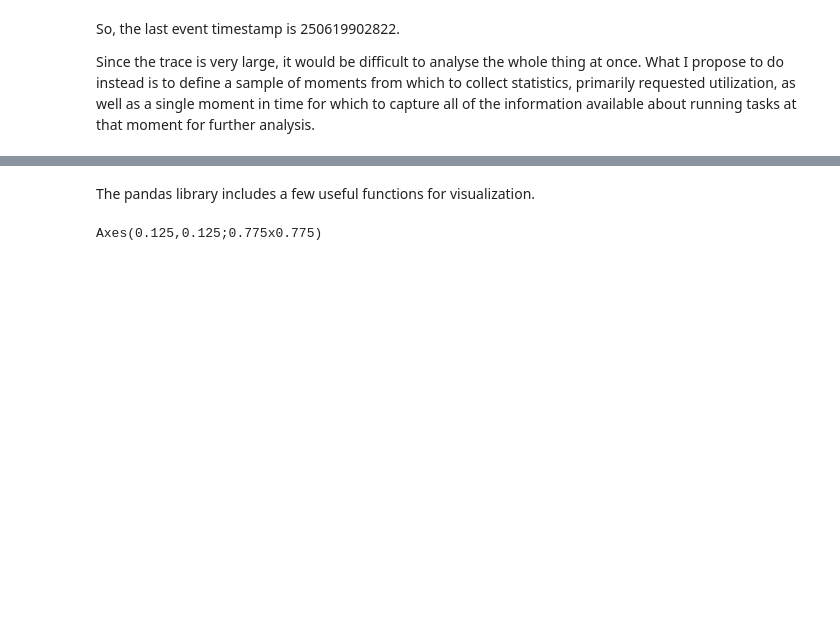
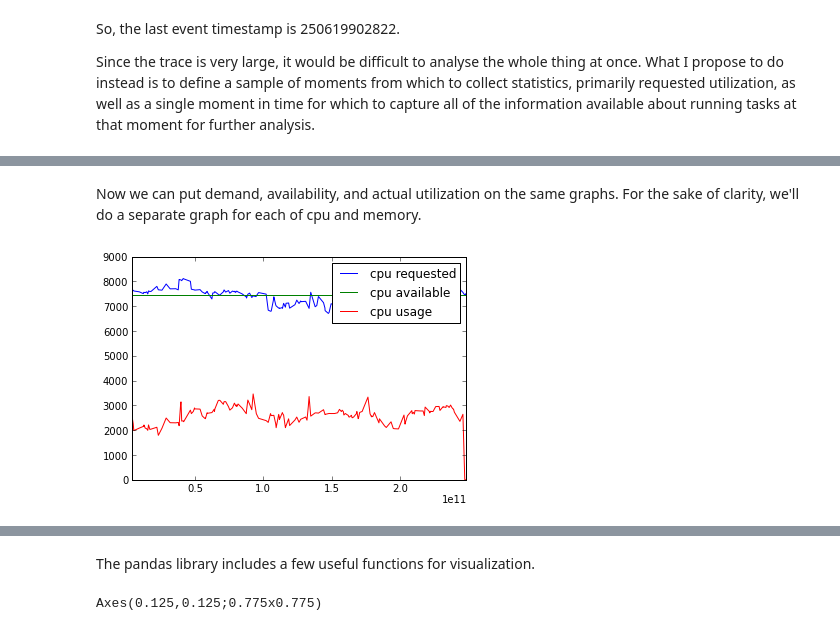
Before and after one commit to marklee77/notebooks, a Jupyter notebook: Exploring the Google Cluster dataset with ipython.ipynb, the cells around one changed output, grey strips where cells are left out. Saved outputs shown, nothing was run; the diff lists cells and outputs as text; code cells hidden in the pictures; blank space fills up the shorter version.

```diff
--- a/Exploring the Google Cluster dataset with ipython.ipynb
+++ b/Exploring the Google Cluster dataset with ipython.ipynb
@@ -146,4 +136,0 @@ Pick a random moment in time somewhere between the first and the last:
-# %%
-from random import randint
-moment = randint(min(me_files_df['mintime']), max(me_files_df['maxtime']))
-print moment
@@ -197,0 +270,14 @@ dtypes: float64(2), int64(1)
+# %% [markdown]
+Now we can put demand, availability, and actual utilization on the same graphs. For the sake of clarity, we'll do a separate graph for each of cpu and memory.
+# %%
+%%time
+fig = plt.figure()
+ax = fig.add_subplot(111)
+ax.plot(samples_df['time'], samples_df['cpu_requested'], label='cpu requested')
+ax.plot(samples_df['time'], samples_df['cpu_available'], label='cpu available')
+ax.plot(samples_df['time'], samples_df['cpu_usage'], label='cpu usage')
+plt.xlim(min(samples_df['time']), max(samples_df['time']))
+plt.legend()
+plt.show()
+# %% [output]
+[figure, added]
```
Also changed, not shown: parts of 37 cells of this notebook.
